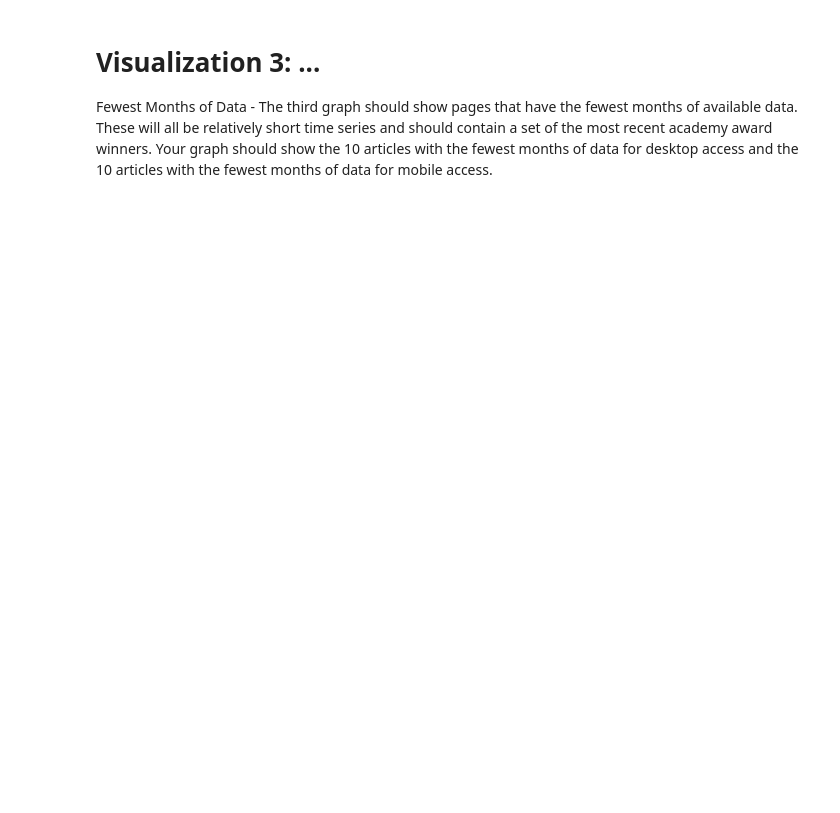
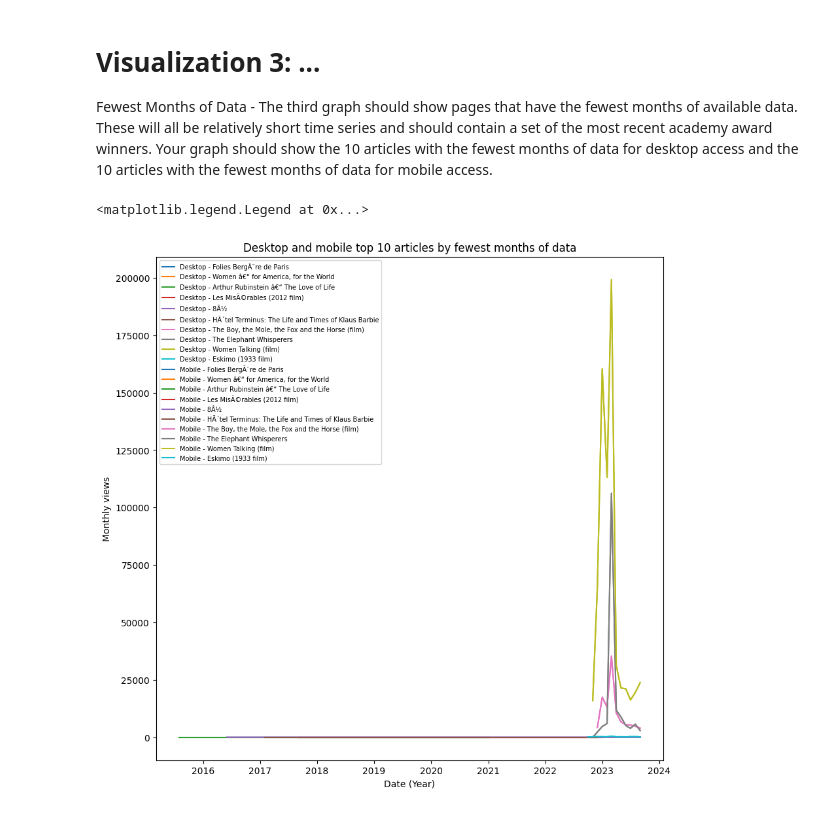
Before and after one commit to ZachBowyer/data-512-homework_1, a Jupyter notebook: Src/VisualAnalysis.ipynb, the cells around one changed output. Cells and saved outputs as stored; diff of their text form; code cells hidden in the pictures; blank space fills up the shorter version.

```diff
--- a/Src/VisualAnalysis.ipynb
+++ b/Src/VisualAnalysis.ipynb
@@ -26,3 +186,81 @@ Top 10 Peak Page Views - The second graph should contain time series for the top
 # %% [markdown]
 # Visualization 3: ...
 Fewest Months of Data - The third graph should show pages that have the fewest months of available data. These will all be relatively short time series and should contain a set of the most recent academy award winners. Your graph should show the 10 articles with the fewest months of data for desktop access and the 10 articles with the fewest months of data for mobile access.
+# %%
+#Get number of months per article
+number_months_desktop_viewship = {}
+for article in data_desktop:
+    name = article[0]
+    totalviewship = 0
+    months = []
+    values = []
+    peakviewship = 0
+    for x in article[1]["Views"]:
+        months.append(x)
+        values.append(article[1]["Views"][x])
+        if(article[1]["Views"][x] > peakviewship):
+            peakviewship = article[1]["Views"][x]
+        totalviewship += article[1]["Views"][x]
+    averageviewship = totalviewship / len(article[1]["Views"])
+
+    number_months_desktop_viewship[name] = {
+        "averageviewship": averageviewship,
+        "months": months,
+        "values": values,
+        "numMonths": len(months)
+    }
+
+#Sort on averageviewship
+number_months_desktop_viewship = sorted(number_months_desktop_viewship.items(), key=lambda x:x[1]['numMonths'], reverse=False)
+
+#######################################################################################################
+#Get number of months per article
+number_months_mobile_viewship = {}
+for article in data_desktop:
+    name = article[0]
+    totalviewship = 0
+    months = []
+    values = []
+    peakviewship = 0
+    for x in article[1]["Views"]:
+        months.append(x)
+        values.append(article[1]["Views"][x])
+        if(article[1]["Views"][x] > peakviewship):
+            peakviewship = article[1]["Views"][x]
+        totalviewship += article[1]["Views"][x]
+    averageviewship = totalviewship / len(article[1]["Views"])
+
+    number_months_mobile_viewship[name] = {
+        "averageviewship": averageviewship,
+        "months": months,
+        "values": values,
+        "numMonths": len(months)
+    }
+
+#Sort on averageviewship
+number_months_mobile_viewship = sorted(number_months_mobile_viewship.items(), key=lambda x:x[1]['numMonths'], reverse=False)
+
+#######################################################################################################
+#######################################################################################################
+#Graph top 10 for both mobile and desktop
+fig, ax = plt.subplots(figsize=(10,10))
+
+#Desktop
+for i in range(10):
+    x = [datetime.strptime(d, '%Y%m%d%H') for d in number_months_desktop_viewship[i][1]['months']]
+    y = number_months_desktop_viewship[i][1]['values']
+    ax.plot(x, y, label=str("Desktop - " + number_months_desktop_viewship[i][0]))
+
+#Mobile
+for i in range(10):
+    x = [datetime.strptime(d, '%Y%m%d%H') for d in number_months_mobile_viewship[i][1]['months']]
+    y = number_months_mobile_viewship[i][1]['values']
+    ax.plot(x, y, label=str("Mobile - " + number_months_mobile_viewship[i][0]))
+plt.title('Desktop and mobile top 10 articles by fewest months of data')
+ax.yaxis.get_major_formatter().set_scientific(False)
+ax.set_xlabel('Date (Year)')
+ax.set_ylabel('Monthly views')
+ax.legend(loc=2,prop={'size': 7})
+# %% [output]
+<matplotlib.legend.Legend at 0x...>
+[figure, added]
```
Also changed, not shown: parts of 7 cells of this notebook, 2 other files.
